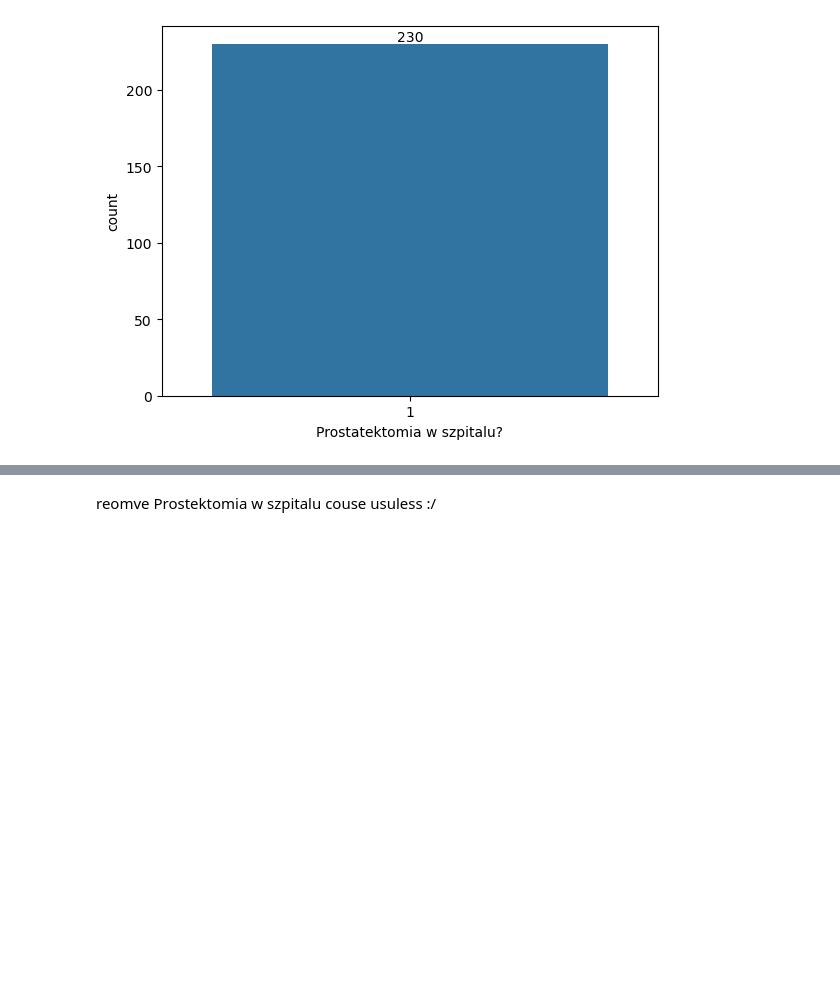
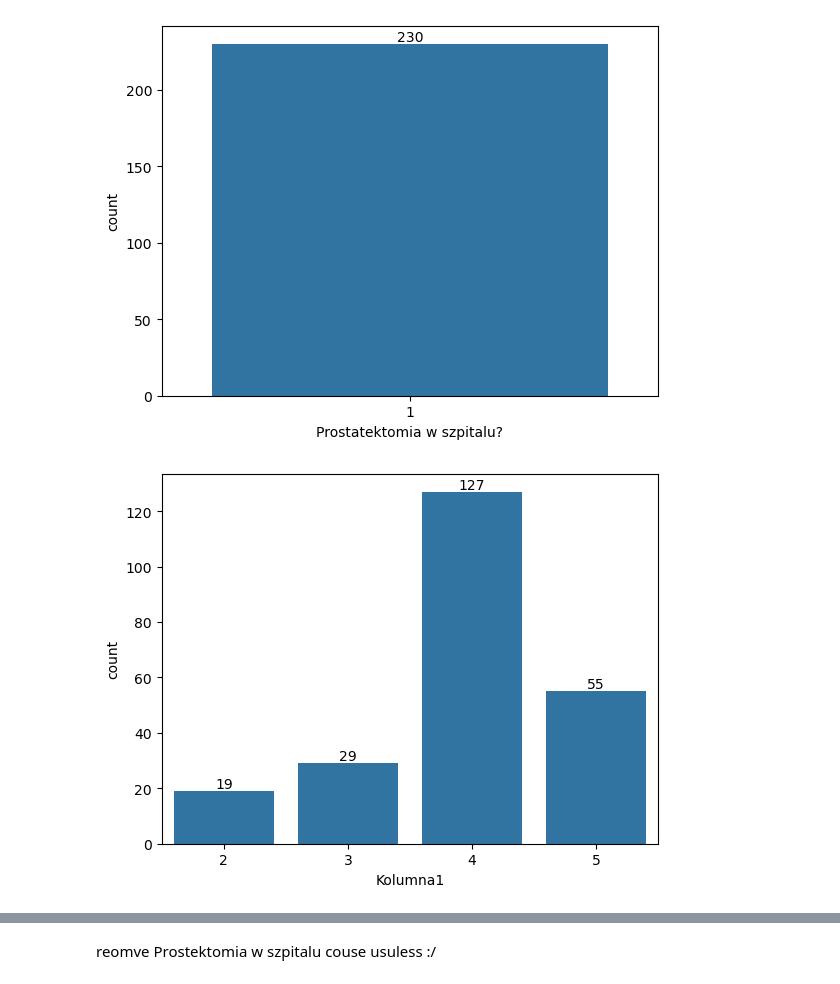
Before and after one commit to PiotrRenk/microscopic-epe-proj, a Jupyter notebook: notebooks/dataset_preprocessing_studenciaki.ipynb, the cells around one changed output, grey strips where cells are left out. Saved outputs shown, nothing was run; the diff lists cells and outputs as text; code cells hidden in the pictures; blank space fills up the shorter version.

```diff
--- a/notebooks/dataset_preprocessing_studenciaki.ipynb
+++ b/notebooks/dataset_preprocessing_studenciaki.ipynb
@@ -30,3 +31,9 @@ ax.bar_label(ax.containers[0])
 plt.show()
 # %% [output]
 [figure]
+# %%
+ax = sns.countplot(x="Kolumna1", data=df)
+ax.bar_label(ax.containers[0])
+plt.show()
+# %% [output]
+[figure, added]
```
Also changed, not shown: parts of 14 cells of this notebook, 2 other files.
